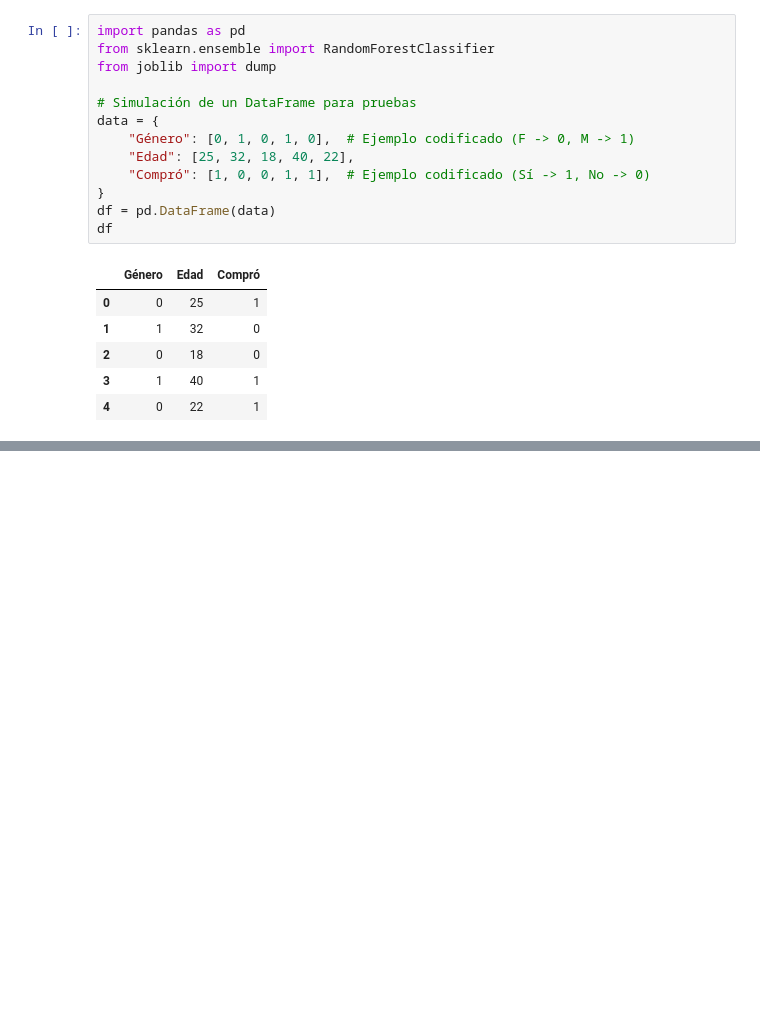
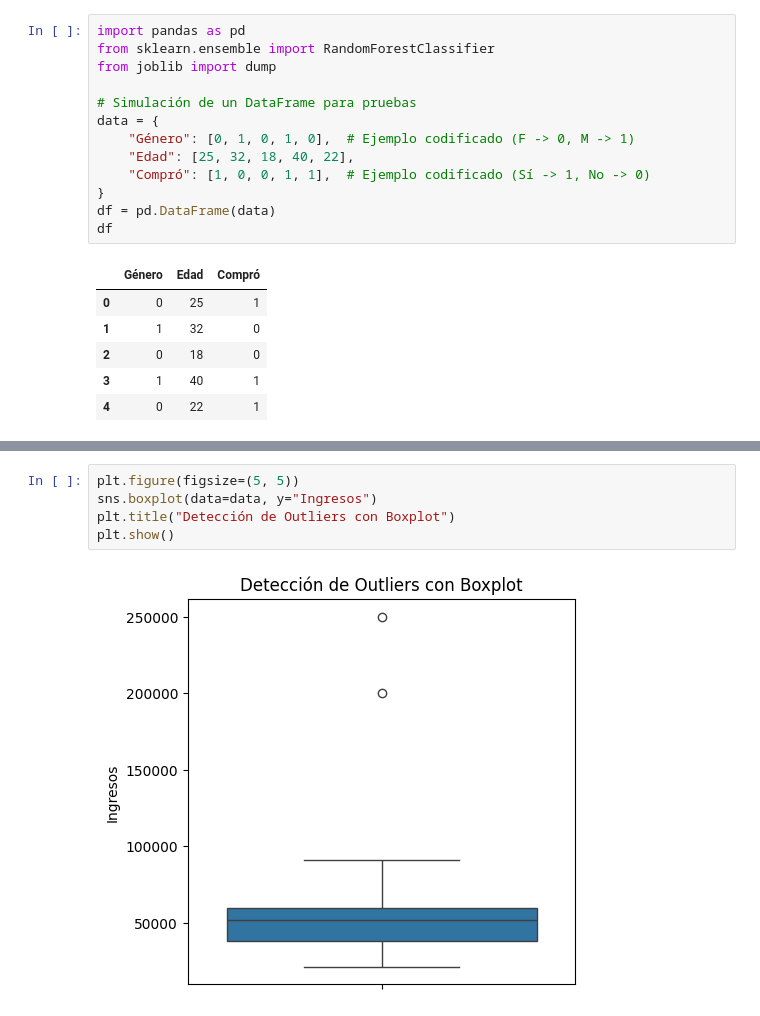
Before and after one commit to FelipeAfana/Apuntes-2-Inteligencia-Artificial, a Jupyter notebook: apuntes_eda.ipynb, the cells around one changed output, grey strips where cells are left out. Saved outputs shown, nothing was run; the diff lists cells and outputs as text; blank space fills up the shorter version.

```diff
--- a/apuntes_eda.ipynb
+++ b/apuntes_eda.ipynb
@@ -613,0 +665,7 @@ df
+# %%
+plt.figure(figsize=(5, 5))
+sns.boxplot(data=data, y="Ingresos")
+plt.title("Detección de Outliers con Boxplot")
+plt.show()
+# %% [output]
+[figure, added]
```
Also changed, not shown: parts of 13 cells of this notebook.
